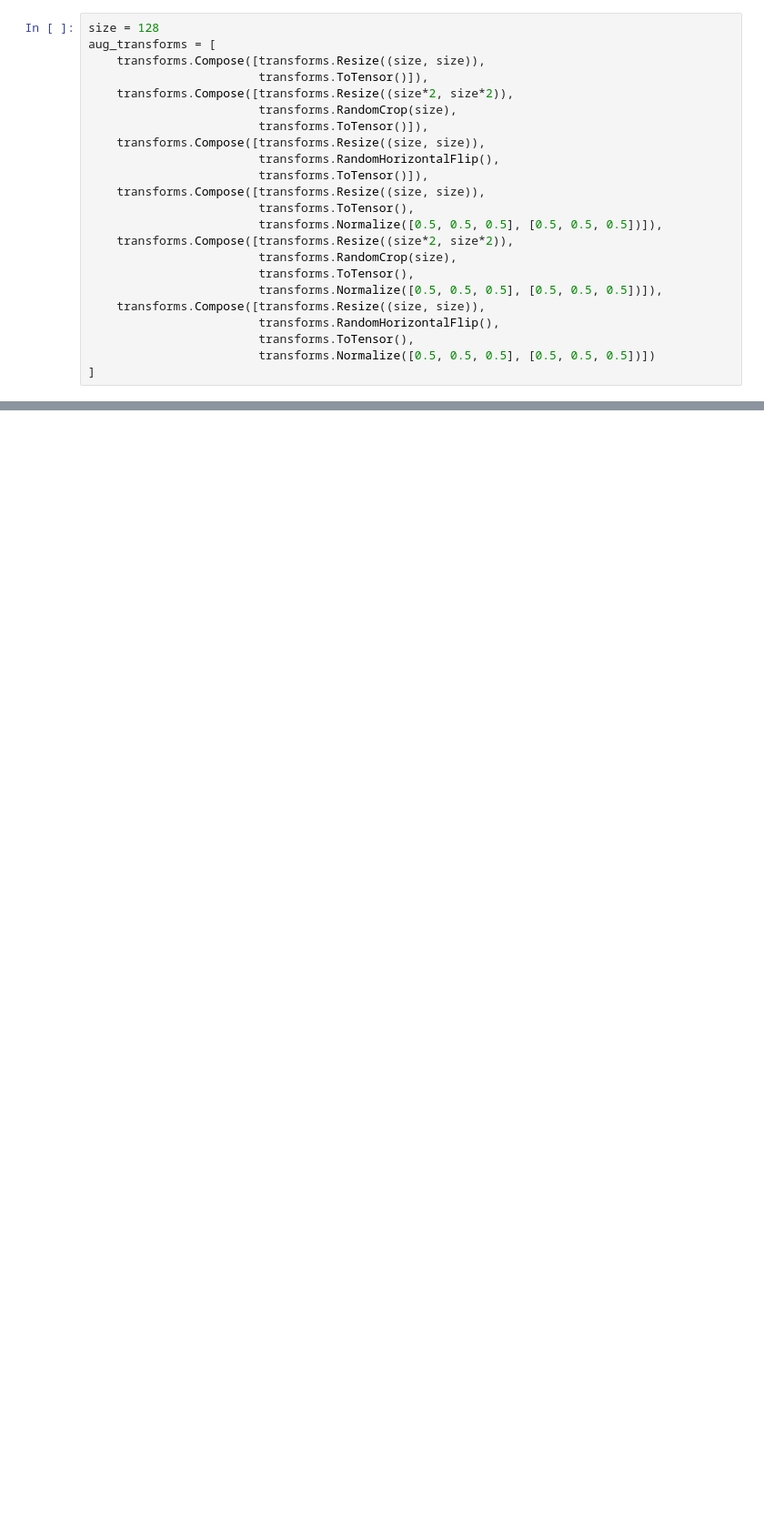
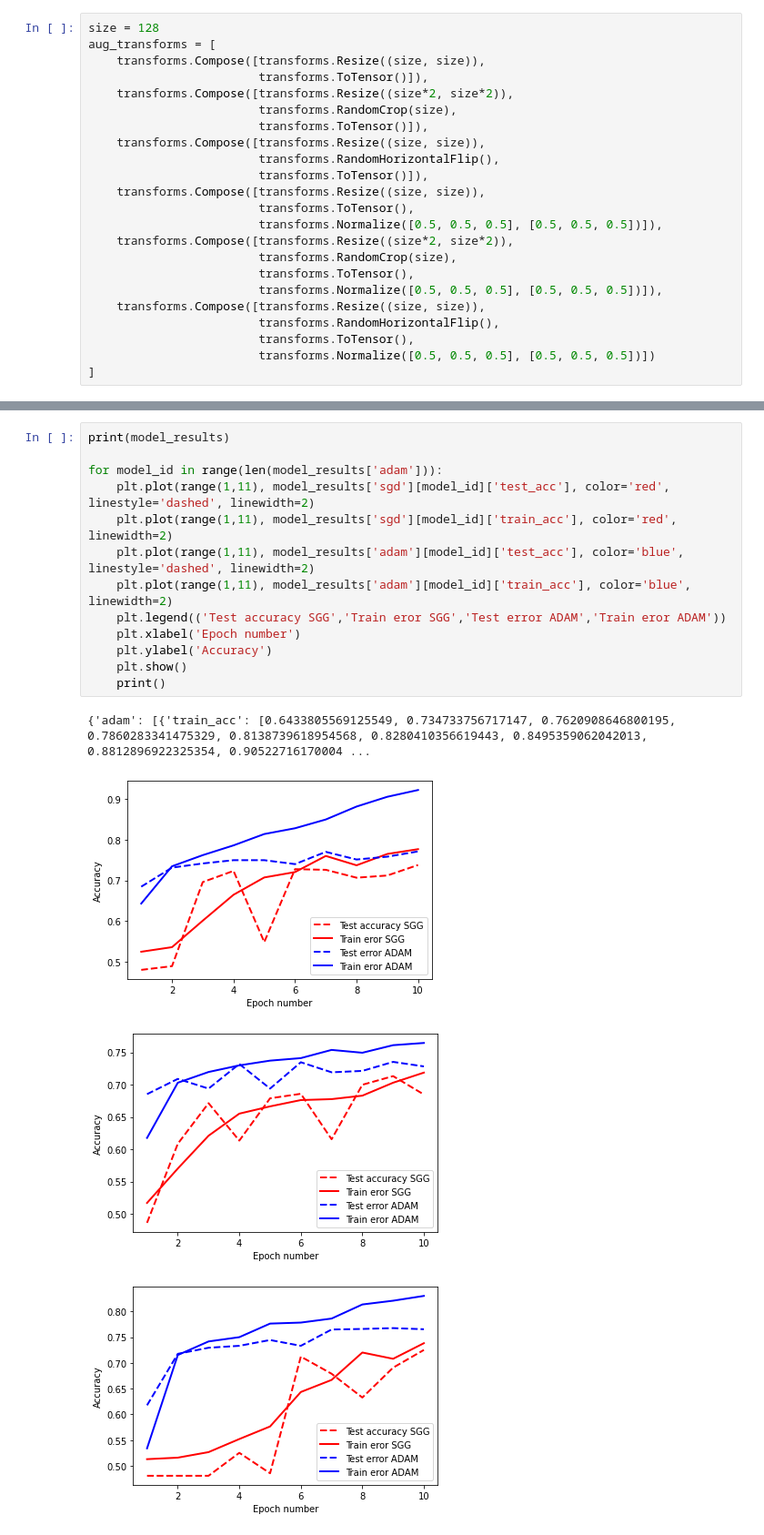
Before and after one commit to nikarav/Deep-Learning-In-Computer-Vision, a Jupyter notebook: Project1.1/Project_1_1.ipynb, the cells around one changed output, grey strips where cells are left out. Shown at 91% size. Cells and saved outputs as stored; diff of their text form; blank space fills up the shorter version.

Commit message:
Added visualisations for different optimizers

```diff
--- a/Project1.1/Project_1_1.ipynb
+++ b/Project1.1/Project_1_1.ipynb
@@ -190,0 +191,18 @@ Loss train: 0.685        test: 0.682     Accuracy train: 55.9%   test: 51.8%
+# %%
+print(model_results)
+
+for model_id in range(len(model_results['adam'])):
+    plt.plot(range(1,11), model_results['sgd'][model_id]['test_acc'], color='red', linestyle='dashed', linewidth=2)
+    plt.plot(range(1,11), model_results['sgd'][model_id]['train_acc'], color='red', linewidth=2)
+    plt.plot(range(1,11), model_results['adam'][model_id]['test_acc'], color='blue', linestyle='dashed', linewidth=2)
+    plt.plot(range(1,11), model_results['adam'][model_id]['train_acc'], color='blue', linewidth=2)
+    plt.legend(('Test accuracy SGG','Train eror SGG','Test error ADAM','Train eror ADAM'))
+    plt.xlabel('Epoch number')
+    plt.ylabel('Accuracy')
+    plt.show()
+    print()
+# %% [output]
+{'adam': [{'train_acc': [0.6433805569125549, 0.734733756717147, 0.7620908646800195, 0.7860283341475329, 0.8138739618954568, 0.8280410356619443, 0.8495359062042013, 0.8812896922325354, 0.90522716170004 ...
+[figure, added]
+[figure, added]
+[figure, added]
```
Also changed, not shown: parts of 2 cells of this notebook, 1 other file.
